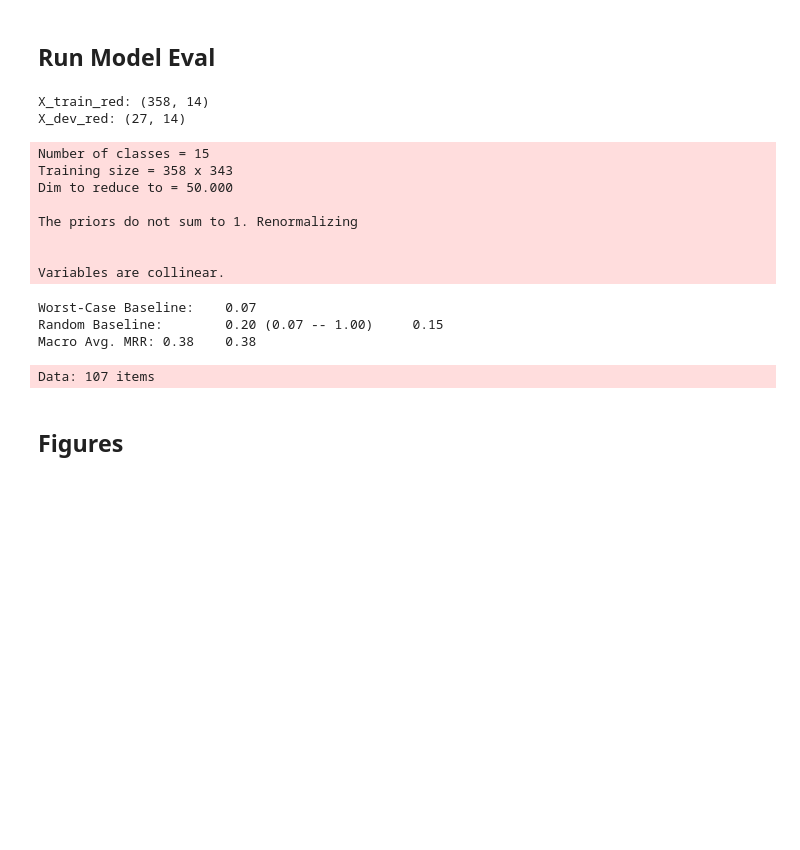
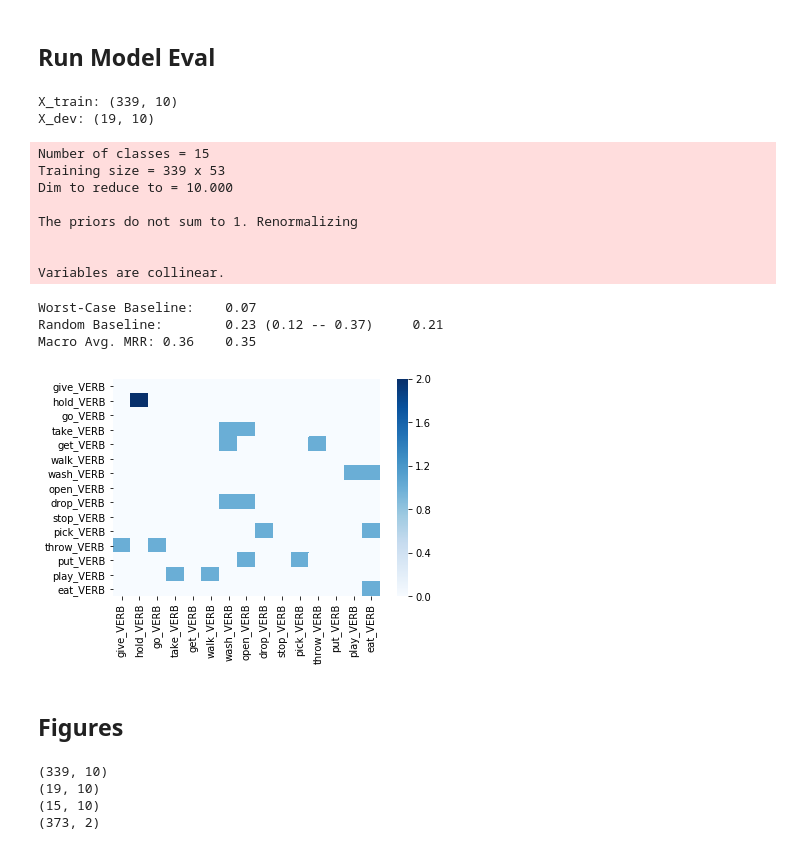
Before and after one commit to epavlick/gaila, a Jupyter notebook: site_visit/analysis_site_visit.ipynb, the cells around one changed output. Drawn from its saved outputs; the diff is of its cells as text; code cells hidden in the pictures; blank space fills up the shorter version.

```diff
--- a/site_visit/analysis_site_visit.ipynb
+++ b/site_visit/analysis_site_visit.ipynb
@@ -598,10 +655,11 @@ rootdir = 'spatial_eval/%s/'%inp
 if not os.path.exists(rootdir):
     os.makedirs(rootdir)
 # %%
-vocab_lsts, count_lsts, top_words_candidates, X, y, meta = prep_data(config, logdir=rootdir)
+(vocab_lsts, count_lsts, top_words_candidates,
+    all_data, feat_names) = prep_data(config, spatial_data, logdir=rootdir)
 
-sys.stderr.write("X: %s x %s\n"%X.shape)
-sys.stderr.write("y: 1 x %s\n"%len(y))
+sys.stderr.write("X: %s x %s\n"%all_data.X.shape)
+sys.stderr.write("y: 1 x %s\n"%len(all_data.y))
 # %% [output]
 Data: 18826 items
 Action Vocab=3181; Word Vocab=1324
@@ -631,64 +719,46 @@ y_dev: 27
 ## Run Model Eval
 # %%
 config['RED'] = True
-config['DIM'] = 50
+config['DIM'] = 10
 config['SUP'] = True
 
 if config['RED'] == True:
     trained_reducer = reduce_mats(
-                train_tup, dev_tup, test_tup,
+                train, dev, _test,
                 dim=config['DIM'], supervised=config['SUP'])
-    X_train = trained_reducer.transform(X_train)
-    X_dev = trained_reducer.transform(X_dev)
-    train_tup = (X_train, train_tup[1], train_tup[2])
-    dev_tup = (X_dev, dev_tup[1], dev_tup[2])
-    print("X_train_red:", X_train.shape)
-    print("X_dev_red:", X_dev.shape)
+    red_X_train = trained_reducer.transform(train.X)
+    red_X_dev = trained_reducer.transform(dev.X)
+    train.X = red_X_train
+    dev.X = red_X_dev
+    print("X_train:", train.X.shape)
+    print("X_dev:", dev.X.shape)
 
 repdir, figdir = make_directories(config)
 json.dump(config, open(repdir+'/config.json', 'w'))
 # %% [output]
-X_train_red: (358, 14)
-X_dev_red: (27, 14)
+X_train: (339, 10)
+X_dev: (19, 10)
 Number of classes = 15
-Training size = 358 x 343
-Dim to reduce to = 50.000
+Training size = 339 x 53
+Dim to reduce to = 10.000
 
 The priors do not sum to 1. Renormalizing
 
 
 Variables are collinear.
 # %%
-mn = X_train.min()
-mx = X_train.max()
-avg_train = avg_mat(train_tup, top_words)
-avg_dev = avg_mat(dev_tup, top_words)
+mn = train.X.min()
+mx = train.X.max()
+avg_train = avg_mat(train, top_words)
+#avg_dev = avg_mat(rdev_tup, rtop_words)
 
 sum_lines = []
-get_sims(avg_train, X_dev, top_words, y_dev, None, m_dev, repdir, save=config['LOG'])
+get_sims(avg_train, dev.X, top_words, dev.y, None, dev.meta, repdir, save=config['LOG'])
 # %% [output]
 Worst-Case Baseline:    0.07
-Random Baseline:        0.20 (0.07 -- 1.00)     0.15
-Macro Avg. MRR: 0.38    0.38
+Random Baseline:        0.23 (0.12 -- 0.37)     0.21
+Macro Avg. MRR: 0.36    0.35
+[figure, added]
-# %%
-blind_X, blind_y, blind_meta = eval_on_random(config, spatial_data, vocab_lsts, count_lsts)
-if config['RED'] == True:
-    blind_X = trained_reducer.transform(blind_X)
-
-outfile = open('%s/blind_eval.txt'%repdir, 'w')
-
-sims = cosine_similarity(blind_X, avg_train)
-for i in range(len(blind_meta)):
-
-    max_idxs = [e for e in reversed(sims[i, :].argsort())] # to get descending order
-    plst = []
-    for idx in max_idxs:
-        plst.append('%s=%.04f'%(top_words[idx], sims[i, idx]))
-
-    outfile.write('%s\t%s\t%s\n'%(blind_meta[i], blind_y[i], '\t'.join(plst)))
-outfile.close()
-# %% [output]
-Data: 107 items
 # %% [markdown]
 ## Figures
 # %%
@@ -697,14 +767,19 @@ reducer = TSNE(n_components=2, perplexity=10)
 
 #red_tr = reducer.fit_transform(X_train_red)
 #red_dv = reducer.fit_transform(X_dev_red)
-print(X_train.shape)
-print(X_dev.shape)
+print(train.X.shape)
+print(dev.X.shape)
 print(avg_train.shape)
-print(avg_dev.shape)
-red = reducer.fit_transform(np.vstack((X_train, X_dev, avg_train, avg_dev)))
+#print(avg_dev.shape)
+red = reducer.fit_transform(np.vstack((train.X, dev.X, avg_train)))
 #red = reducer.fit_transform(np.vstack((X_train, X_dev)))
 #red = np.vstack((X_train, X_dev))
 print(red.shape)
+# %% [output]
+(339, 10)
+(19, 10)
+(15, 10)
+(373, 2)
 # %%
 plt.figure(figsize=(8,8))
 
```
Also changed, not shown: parts of 20 cells of this notebook, 1 other file.
